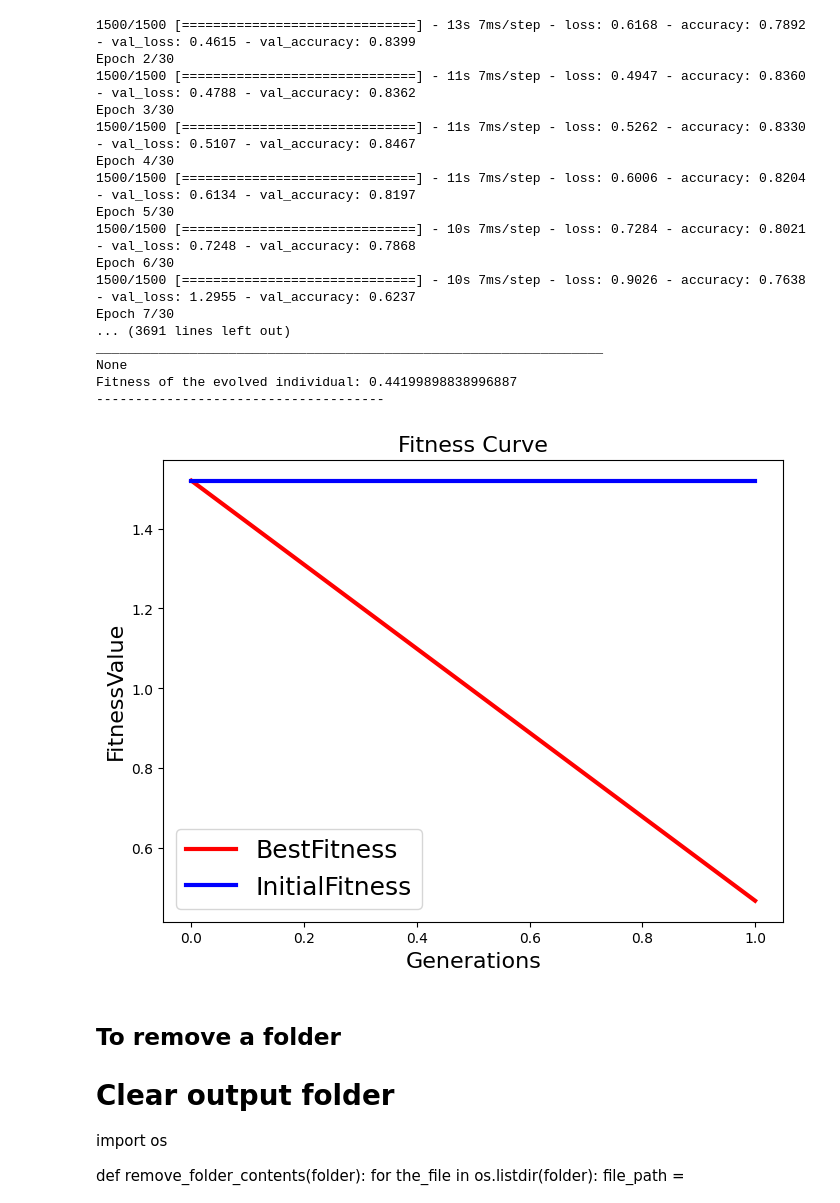
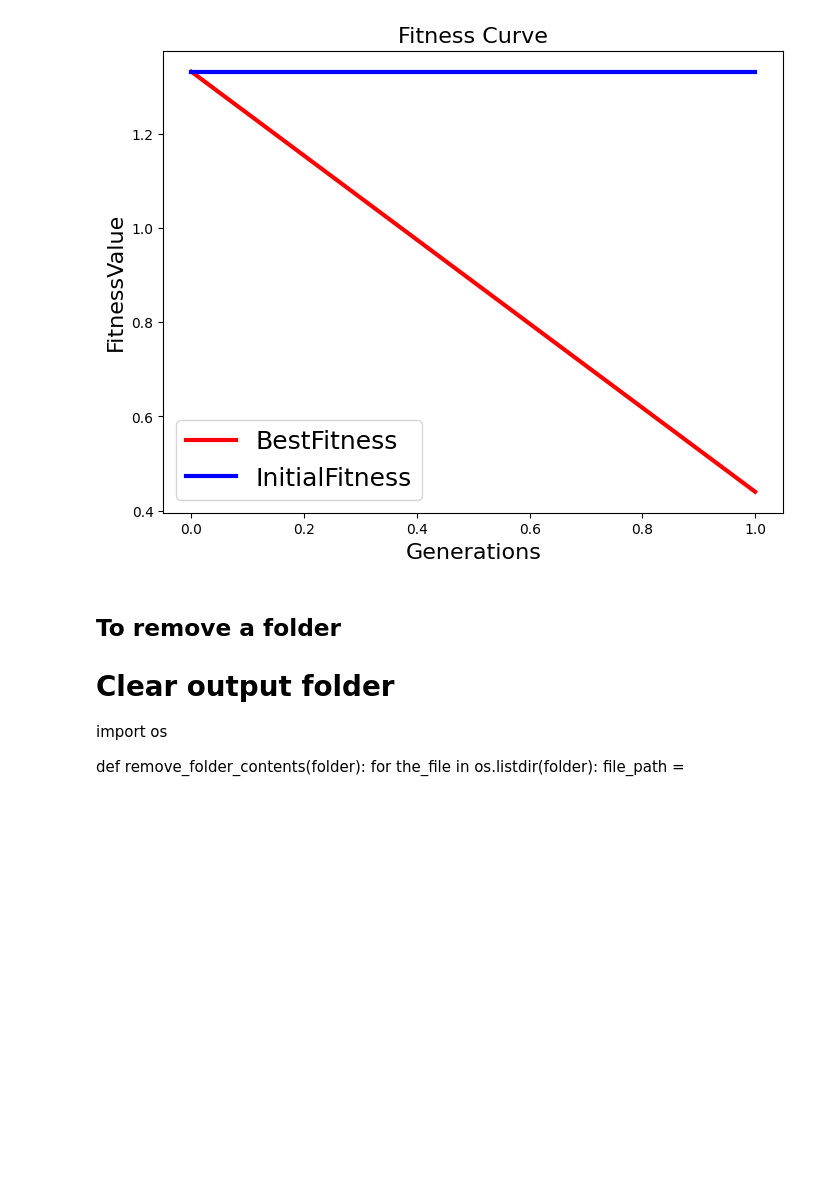
Before and after one commit to DevaSunder/Coding-works, a Jupyter notebook: vgg-1-trail-run.ipynb, the cells around one changed output. Drawn from its saved outputs; the diff is of its cells as text; code cells hidden in the pictures; blank space fills up the shorter version.

```diff
--- a/vgg-1-trail-run.ipynb
+++ b/vgg-1-trail-run.ipynb
@@ -1052,7 +1052,7 @@ def main():
         batch_size = 32                       # the number of training examples in one forward/backward pass
         num_classes = 10                       # number of cifar-10 dataset classes
         epochs = 30             # number of forward and backward passes of all the training examples
-        image_size = (32,32) # Adjust this according to your image size
+        image_size = (28,28) # Adjust this according to your image size
         data_dir = '/kaggle/input/fashion-mnist-dataset-images'
         '''
             dataset contains the hyper parameters for loading data and the dataset:
@@ -1201,21 +1182,4 @@ Epoch 1/30
-1500/1500 [==============================] - 13s 7ms/step - loss: 0.6168 - accuracy: 0.7892 - val_loss: 0.4615 - val_accuracy: 0.8399
-Epoch 2/30
-1500/1500 [==============================] - 11s 7ms/step - loss: 0.4947 - accuracy: 0.8360 - val_loss: 0.4788 - val_accuracy: 0.8362
-Epoch 3/30
-1500/1500 [==============================] - 11s 7ms/step - loss: 0.5262 - accuracy: 0.8330 - val_loss: 0.5107 - val_accuracy: 0.8467
-Epoch 4/30
-1500/1500 [==============================] - 11s 7ms/step - loss: 0.6006 - accuracy: 0.8204 - val_loss: 0.6134 - val_accuracy: 0.8197
-Epoch 5/30
-1500/1500 [==============================] - 10s 7ms/step - loss: 0.7284 - accuracy: 0.8021 - val_loss: 0.7248 - val_accuracy: 0.7868
-Epoch 6/30
-1500/1500 [==============================] - 10s 7ms/step - loss: 0.9026 - accuracy: 0.7638 - val_loss: 1.2955 - val_accuracy: 0.6237
-Epoch 7/30
-... (3691 lines left out)
-_________________________________________________________________
-None
-Fitness of the evolved individual: 0.44199898838996887
--------------------------------------
-[figure, old version]
+[figure, new version]
 # %% [markdown]
 ## To remove a folder
 # Clear output folder
```
Also changed, not shown: parts of 1 cell of this notebook.
